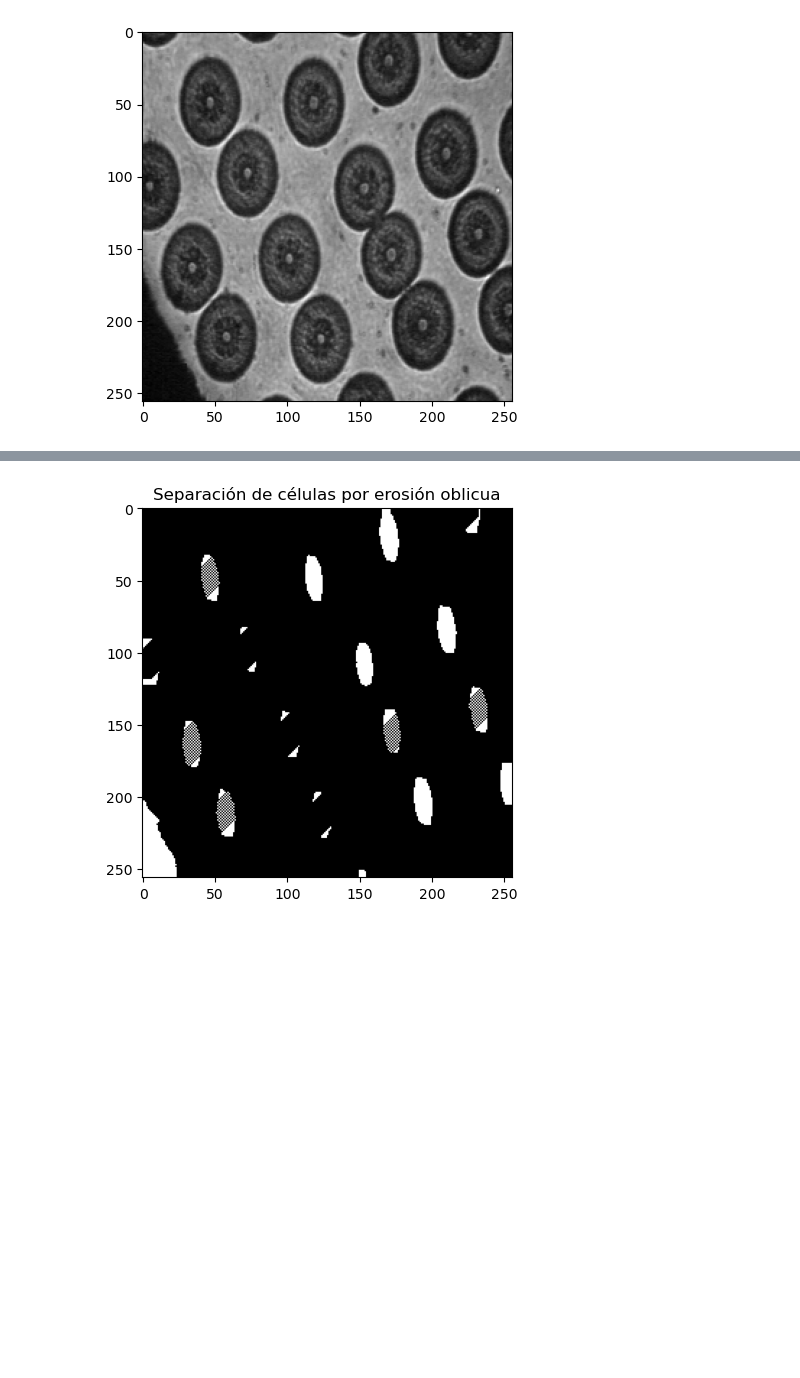
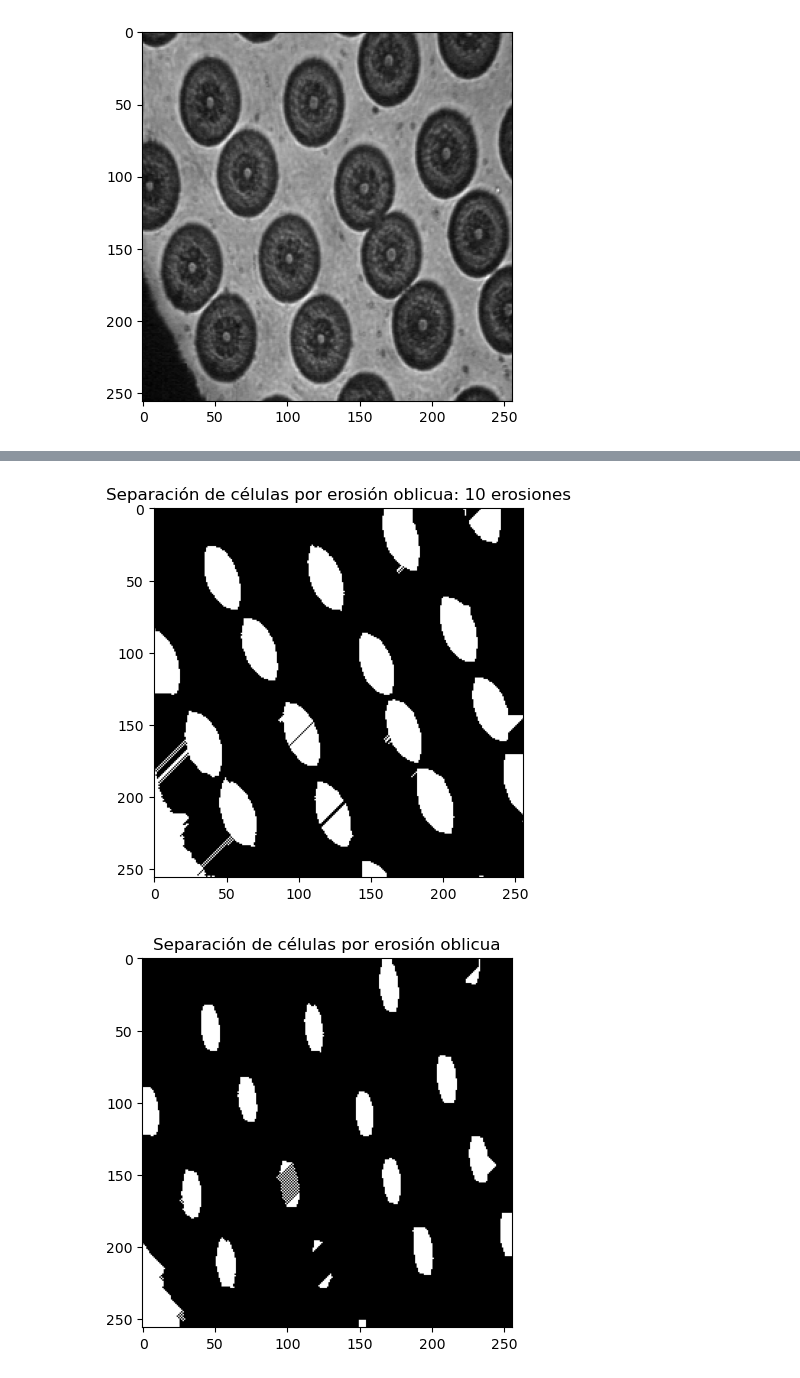
Before and after one commit to GabrielGomez9898/imagenes_vision, a Jupyter notebook: taller_6/etiquetado_objetos.ipynb, the cells around one changed output, grey strips where cells are left out. Saved outputs shown, nothing was run; the diff lists cells and outputs as text; code cells hidden in the pictures; blank space fills up the shorter version.

```diff
--- a/taller_6/etiquetado_objetos.ipynb
+++ b/taller_6/etiquetado_objetos.ipynb
@@ -12,7 +12,7 @@ plt.show()
 #Umbralice esta imagen de forma tal que las células del fondo sean separadas (umbral entre 55 y 70), y calcule su negativo.
 
 #Umbralizar
-retval, umbralizada = cv2.threshold(image, 60, 255, cv2.THRESH_BINARY)
+retval, umbralizada = cv2.threshold(image, 67, 255, cv2.THRESH_BINARY)
 
 plt.imshow(umbralizada, cmap="gray")
 plt.title("umbralizada")
@@ -60,34 +60,39 @@ fp_diagonal_2 = np.array([
     [1,0,0],
     [0,1,0],
     [0,0,1]
 ])
 
 fp_horizontal = np.array([
     [1,1,1]
 ])
 
 fp_vertical = np.array([
     [1],
     [1],
     [1]
 ])
 
 #Con el operador de erosión, separe las diferentes células
 
 # 10 erosiones con la máscara /
 eroded_image = erosion(dilated_image, footprint=fp_diagonal_1)
 for i in range(9):
     eroded_image = erosion(eroded_image, footprint=fp_diagonal_1)
 
+plt.imshow(eroded_image, cmap="gray")
+plt.title("Separación de células por erosión oblicua: 10 erosiones")
+plt.show()
+
 # 6 erosiones con la máscara \
 for i in range(6):
     eroded_image = erosion(eroded_image, footprint=fp_diagonal_2)
 
 plt.imshow(eroded_image, cmap="gray")
 plt.title("Separación de células por erosión oblicua")
 plt.show()
 # %% [output]
-[figure, old version]
+[figure, new version]
+[figure, added]
 # %%
 #Etiquete la imagen y visualice el resultado. Determine cuántas células enteras fueron detectadas
 
```
Also changed, not shown: parts of 3 cells of this notebook.
